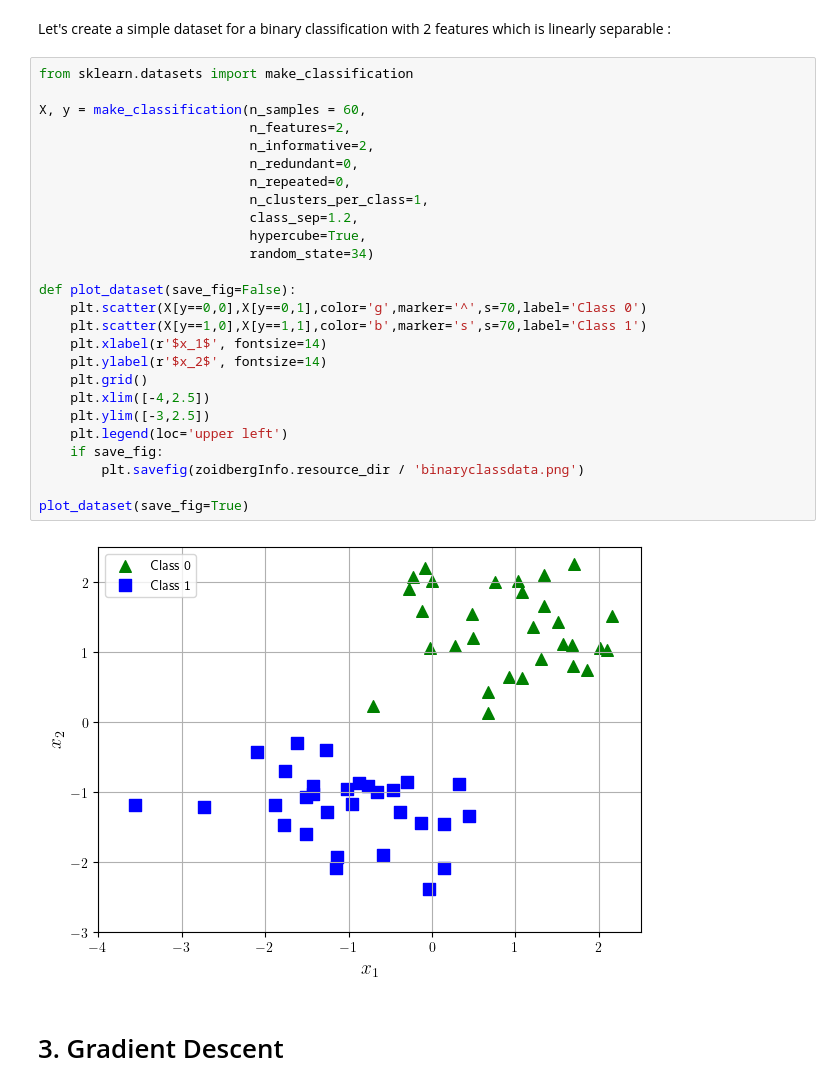
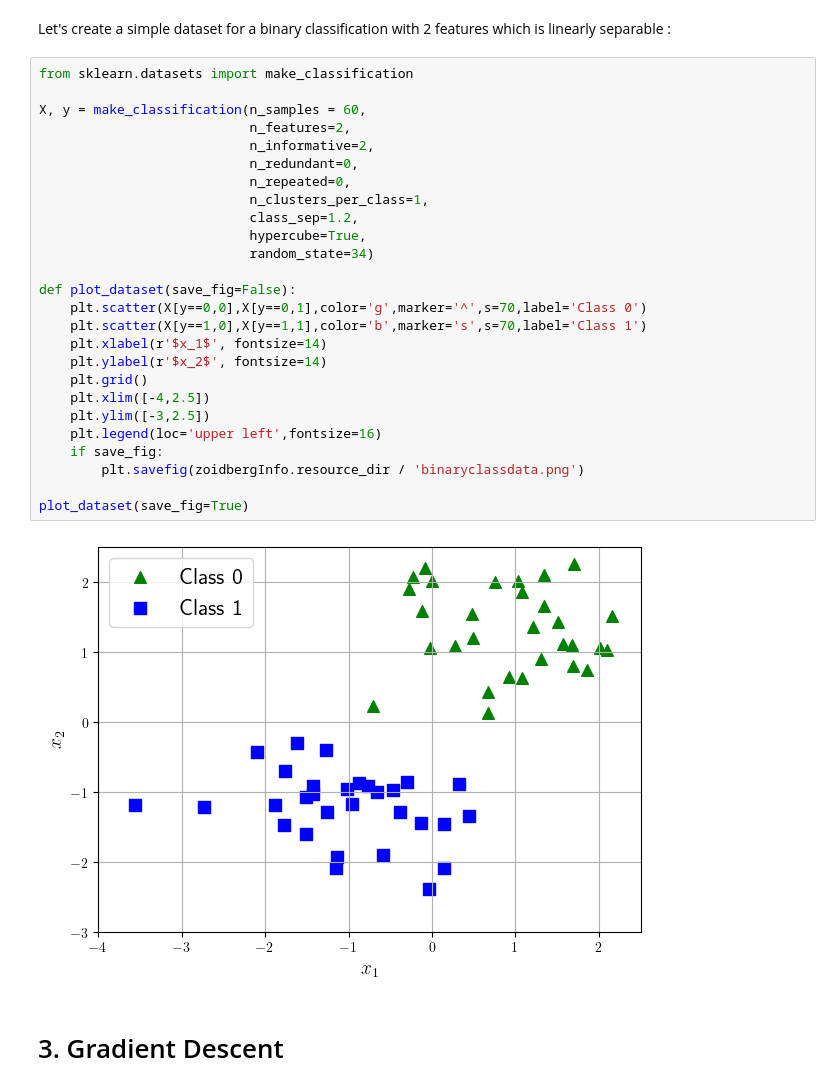
Before and after one commit to dailoht/Epitech_Zoidberg2.0, a Jupyter notebook: notebooks/visualization/logistic_regression.ipynb, the cells around one changed output. Cells and saved outputs as stored; diff of their text form.

```diff
--- a/notebooks/visualization/logistic_regression.ipynb
+++ b/notebooks/visualization/logistic_regression.ipynb
@@ -41,31 +41,31 @@ Let's create a simple dataset for a binary classification with 2 features which
 # %%
 from sklearn.datasets import make_classification
 
 X, y = make_classification(n_samples = 60,
                            n_features=2,
                            n_informative=2,
                            n_redundant=0,
                            n_repeated=0,
                            n_clusters_per_class=1,
                            class_sep=1.2,
                            hypercube=True,
                            random_state=34)
 
 def plot_dataset(save_fig=False):
     plt.scatter(X[y==0,0],X[y==0,1],color='g',marker='^',s=70,label='Class 0')
     plt.scatter(X[y==1,0],X[y==1,1],color='b',marker='s',s=70,label='Class 1')
     plt.xlabel(r'$x_1$', fontsize=14)
     plt.ylabel(r'$x_2$', fontsize=14)
     plt.grid()
     plt.xlim([-4,2.5])
     plt.ylim([-3,2.5])
-    plt.legend(loc='upper left')
+    plt.legend(loc='upper left',fontsize=16)
     if save_fig:
         plt.savefig(zoidbergInfo.resource_dir / 'binaryclassdata.png')
 
 plot_dataset(save_fig=True)
 # %% [output]
-[figure, old version]
+[figure, new version]
 # %% [markdown]
 # 3. Gradient Descent
 # %% [markdown]
```
Also changed, not shown: parts of 4 cells of this notebook, 5 other files.
